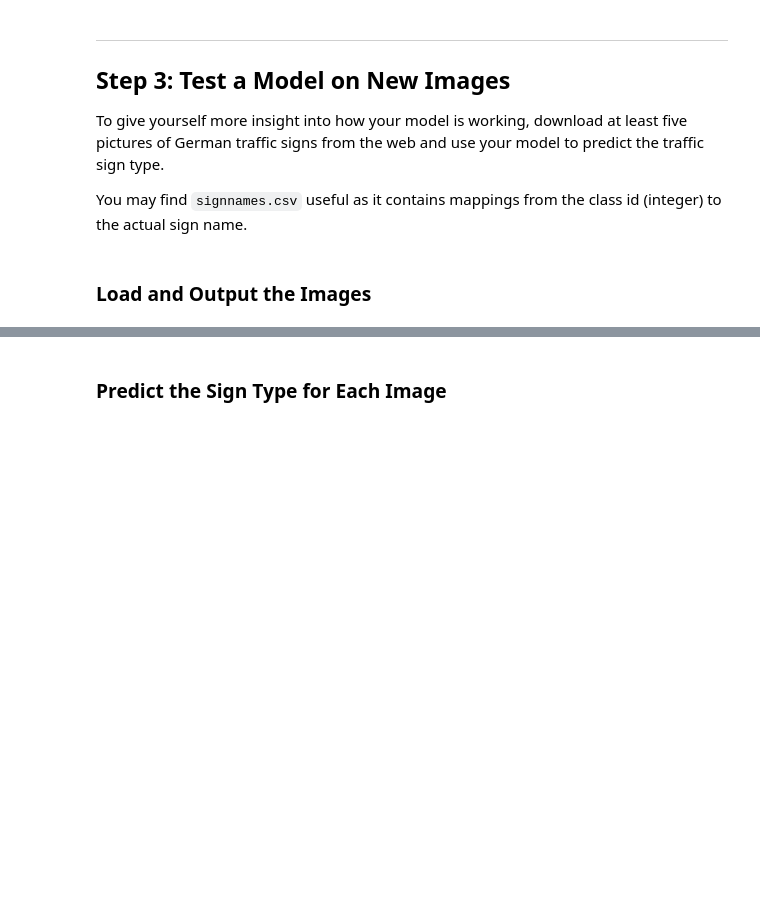
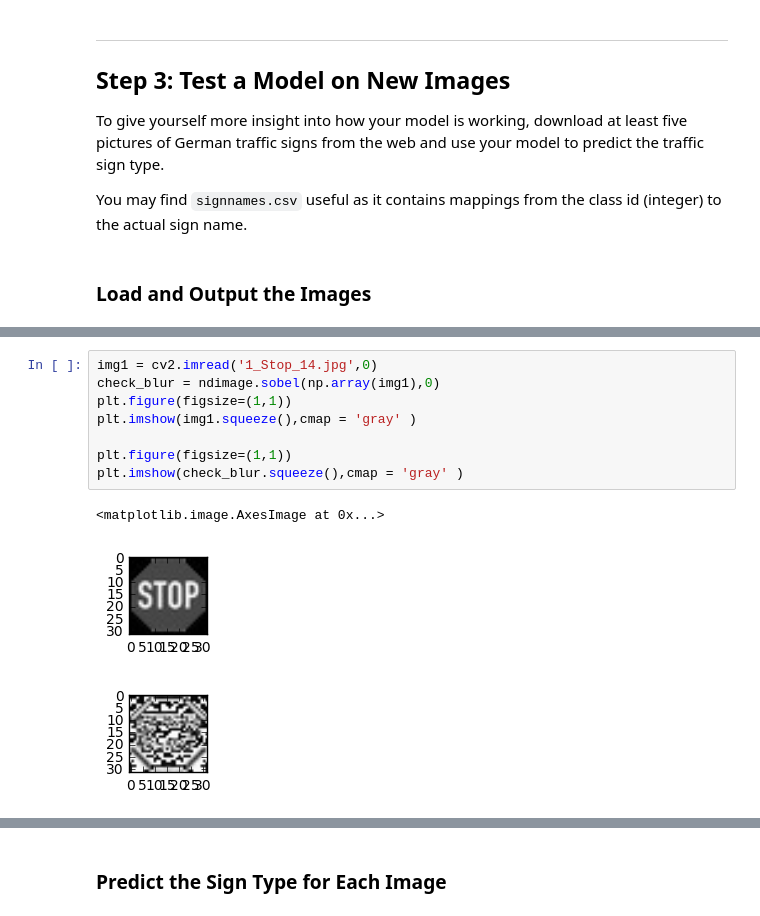
Before and after one commit to anoop6543/TrafficSignalIdentification, a Jupyter notebook: Traffic_Sign_Classifier.ipynb, the cells around one changed output, grey strips where cells are left out. Cells and saved outputs as stored; diff of their text form; blank space fills up the shorter version.

```diff
--- a/Traffic_Sign_Classifier.ipynb
+++ b/Traffic_Sign_Classifier.ipynb
@@ -410,0 +535,12 @@ y_newtest = [1,17,22,28,38]
+# %%
+img1 = cv2.imread('1_Stop_14.jpg',0)
+check_blur = ndimage.sobel(np.array(img1),0)
+plt.figure(figsize=(1,1))
+plt.imshow(img1.squeeze(),cmap = 'gray' )
+
+plt.figure(figsize=(1,1))
+plt.imshow(check_blur.squeeze(),cmap = 'gray' )
+# %% [output]
+<matplotlib.image.AxesImage at 0x...>
+[figure, added]
+[figure, added]
```
Also changed, not shown: parts of 37 cells of this notebook, 14 other files.
